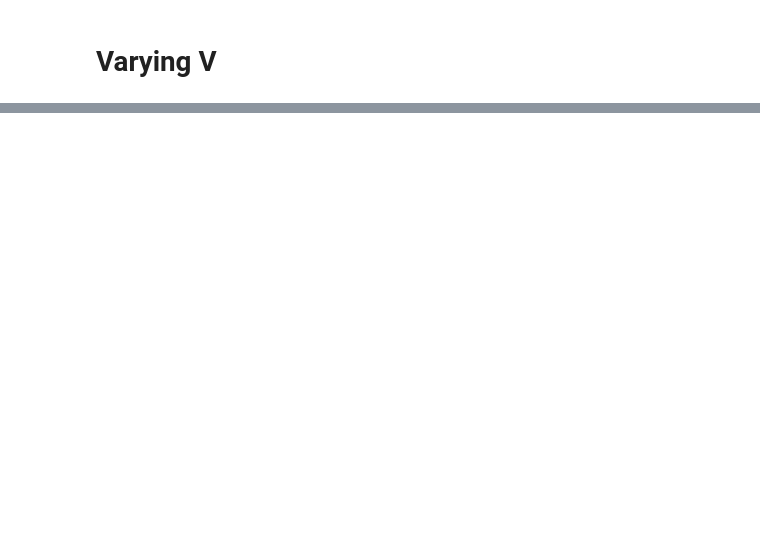
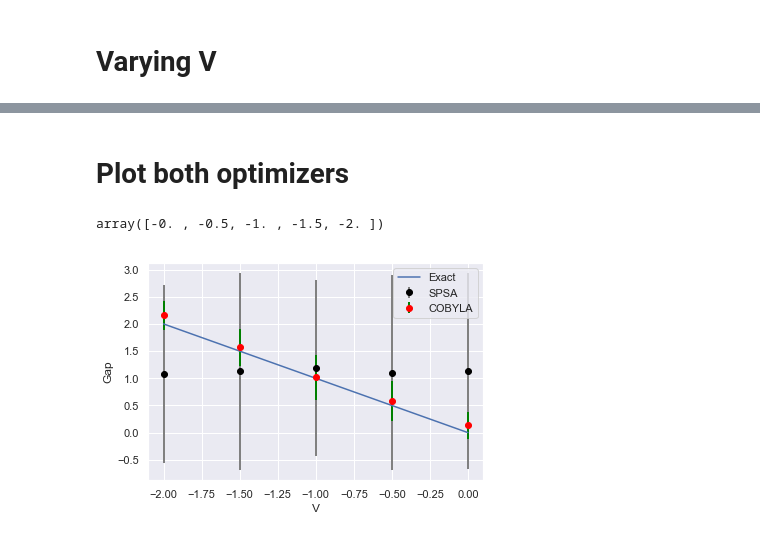
Before and after one commit to nahumsa/volta, a Jupyter notebook: Notebooks/BCS/04-Varying_V.ipynb, the cells around one changed output, grey strips where cells are left out. Drawn from its saved outputs; the diff is of its cells as text; code cells hidden in the pictures; blank space fills up the shorter version.

```diff
--- a/Notebooks/BCS/04-Varying_V.ipynb
+++ b/Notebooks/BCS/04-Varying_V.ipynb
@@ -144,0 +157,6 @@ plt.show()
+# %% [markdown]
+# Plot both optimizers
+# %%
+V
+# %% [output]
+array([-0. , -0.5, -1. , -1.5, -2. ])
@@ -144,0 +189,28 @@ plt.show()
+# %%
+from matplotlib.ticker import MaxNLocator
+
+x_axis = np.array([-0. , -0.5, -1. , -1.5, -2. ])
+energy_classical = np.array([0., 1., 2., 3., 4.])
+
+plt.errorbar(x_axis,
+             np.array(mean_spsa)/2,
+             yerr=np.array(std_spsa)/2,
+             fmt='o', color='black',
+             ecolor='gray', elinewidth=2,
+             label='SPSA')
+
+plt.errorbar(x_axis,
+             np.array(mean_cobyla)/2,
+             yerr=np.array(std_cobyla)/2,
+             fmt='o', color='red',
+             ecolor='green', elinewidth=2,
+             label='COBYLA')
+
+plt.plot(V, energy_classical/2, 'b-', label="Exact")
+plt.xlabel('V')
+plt.ylabel('Gap')
+plt.legend()
+plt.savefig('Var_V_optimizers.png')
+plt.show()
+# %% [output]
+[figure, added]
```
Also changed, not shown: parts of 9 cells of this notebook, 5 other files.
